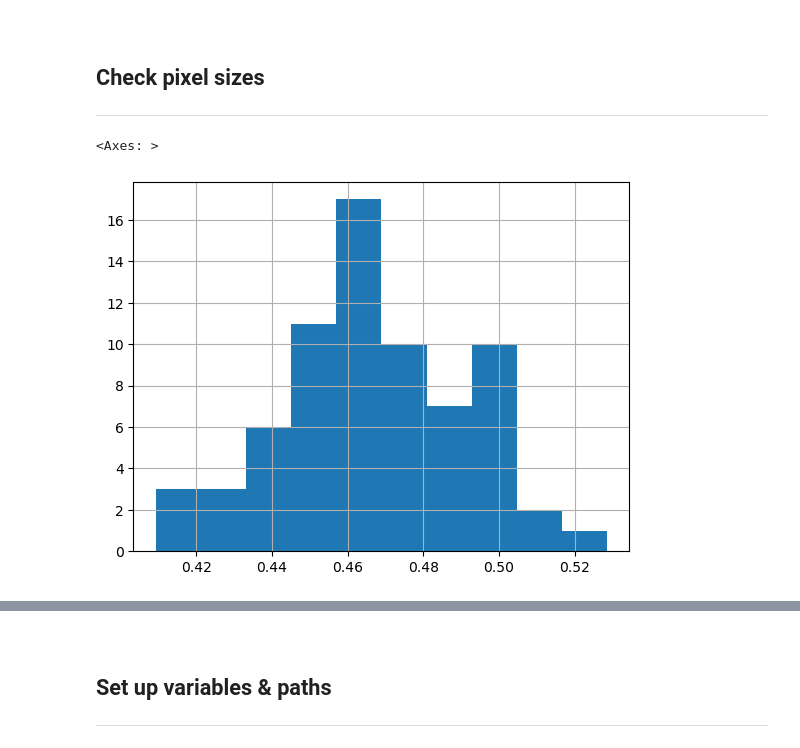
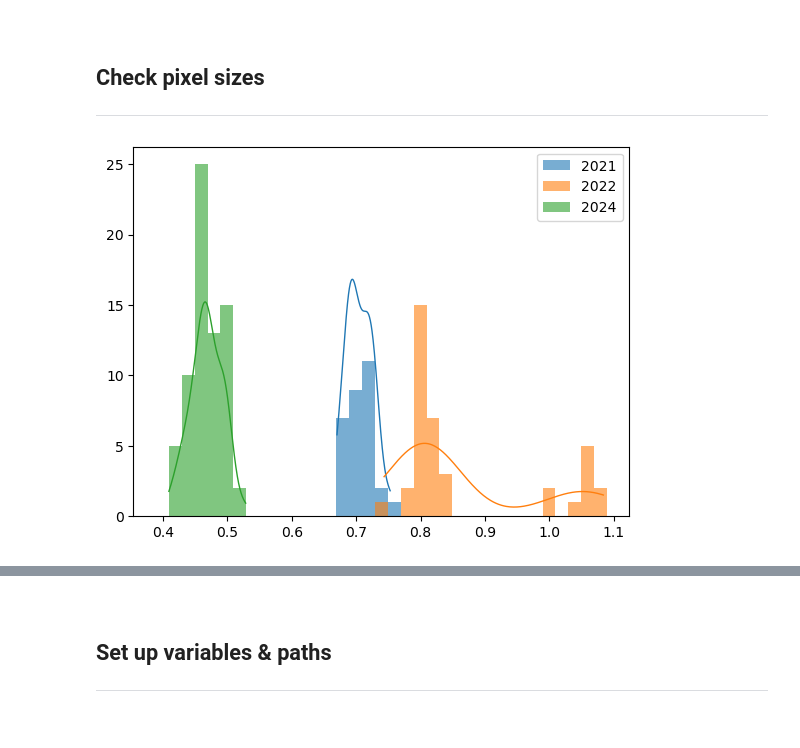
Before and after one commit to bheberlein/chtc-files, a Jupyter notebook: files/jupyter/CHTC Preprocessing.ipynb, the cells around one changed output, grey strips where cells are left out. Saved outputs shown, nothing was run; the diff lists cells and outputs as text; code cells hidden in the pictures.

```diff
--- a/files/jupyter/CHTC Preprocessing.ipynb
+++ b/files/jupyter/CHTC Preprocessing.ipynb
@@ -155,7 +165,10 @@ swir_images = images[images.filepath.apply(lambda f: 'SWIR_384_SN3142' in f)]
+# %%
+swir_images.filepath = swir_images.filepath.apply(lambda p: Path(p.replace('Z:/', '/Volumes/Enspec/')))
 # %%
 est_pixel_sizes = swir_images.filepath.apply(pixel_size_estimation)
+swir_images['pixel_size'] = est_pixel_sizes
 # %%
-est_pixel_sizes.hist()  #(bins=50)
+image_dates = swir_images[['session_id']].merge(sessions, on='session_id', how='left').date
+image_years = image_dates.dt.year
+
+assert not any(image_years.isna())
-# %% [output]
-<Axes: >
-[figure, removed]
@@ -161,0 +178,24 @@ est_pixel_sizes.hist()  #(bins=50)
+# %%
+def density(values, eps=1e-6, samples=250):
+    """Estimate kernel density distribution from observed values."""
+    kde = gaussian_kde(values)
+    lower_bound, upper_bound = np.nanquantile(values, [eps, 1-eps])
+
+    xs = np.linspace(lower_bound, upper_bound, samples)
+    ys = kde(xs)
+
+    return xs, ys
+# %%
+# Width of histogram bins
+bin_width = 0.02
+
+bins = np.arange(est_pixel_sizes.min()-bin_width, est_pixel_sizes.max()+bin_width, bin_width)
+
+for i, y in enumerate(image_years.unique()):
+    pixel_sizes = est_pixel_sizes[image_years == y].values
+    plt.hist(pixel_sizes, bins=bins, label=y, alpha=0.6)
+    plt.plot(*density(pixel_sizes), c=f'C{i}', lw=1.)
+
+_ = plt.legend()
+# %% [output]
+[figure, added]
```
Also changed, not shown: parts of 8 cells of this notebook.
